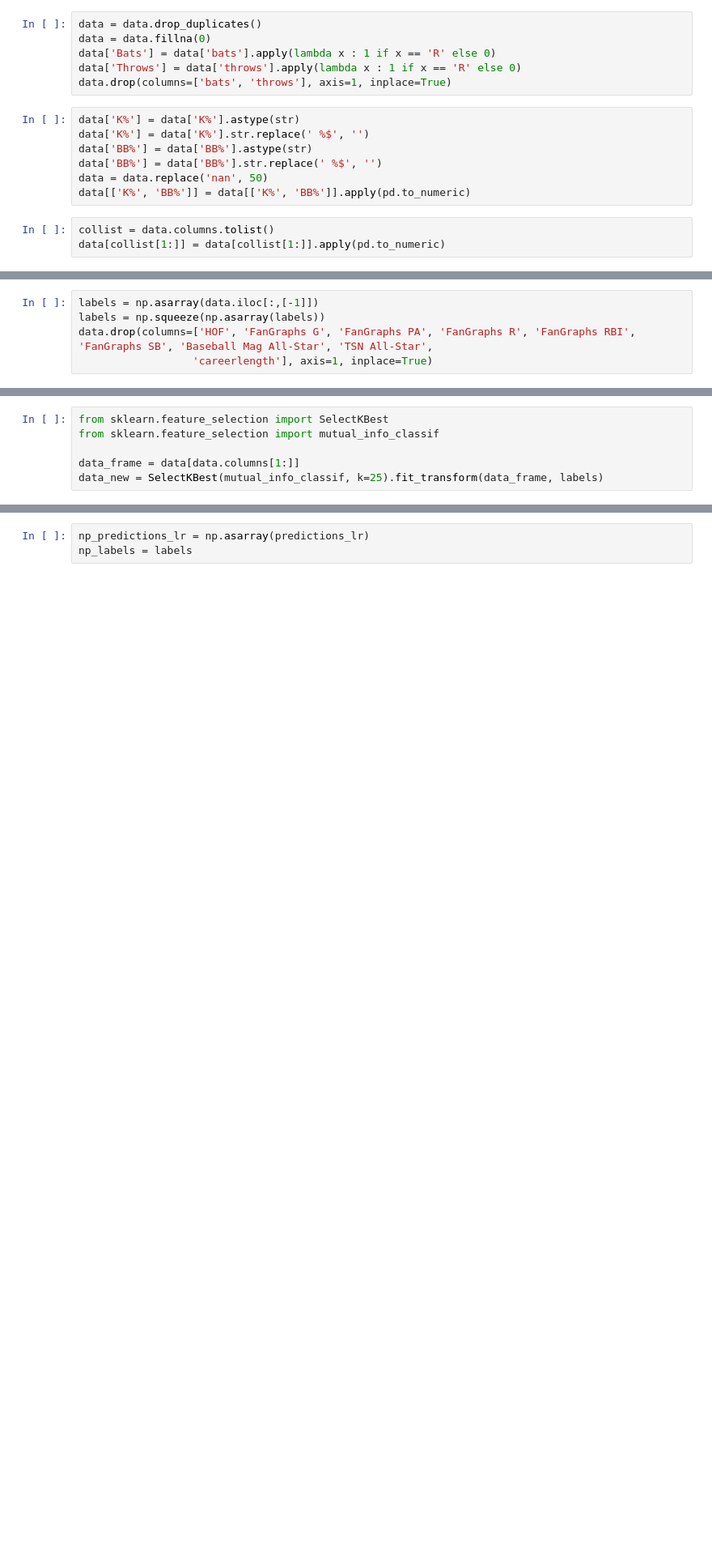
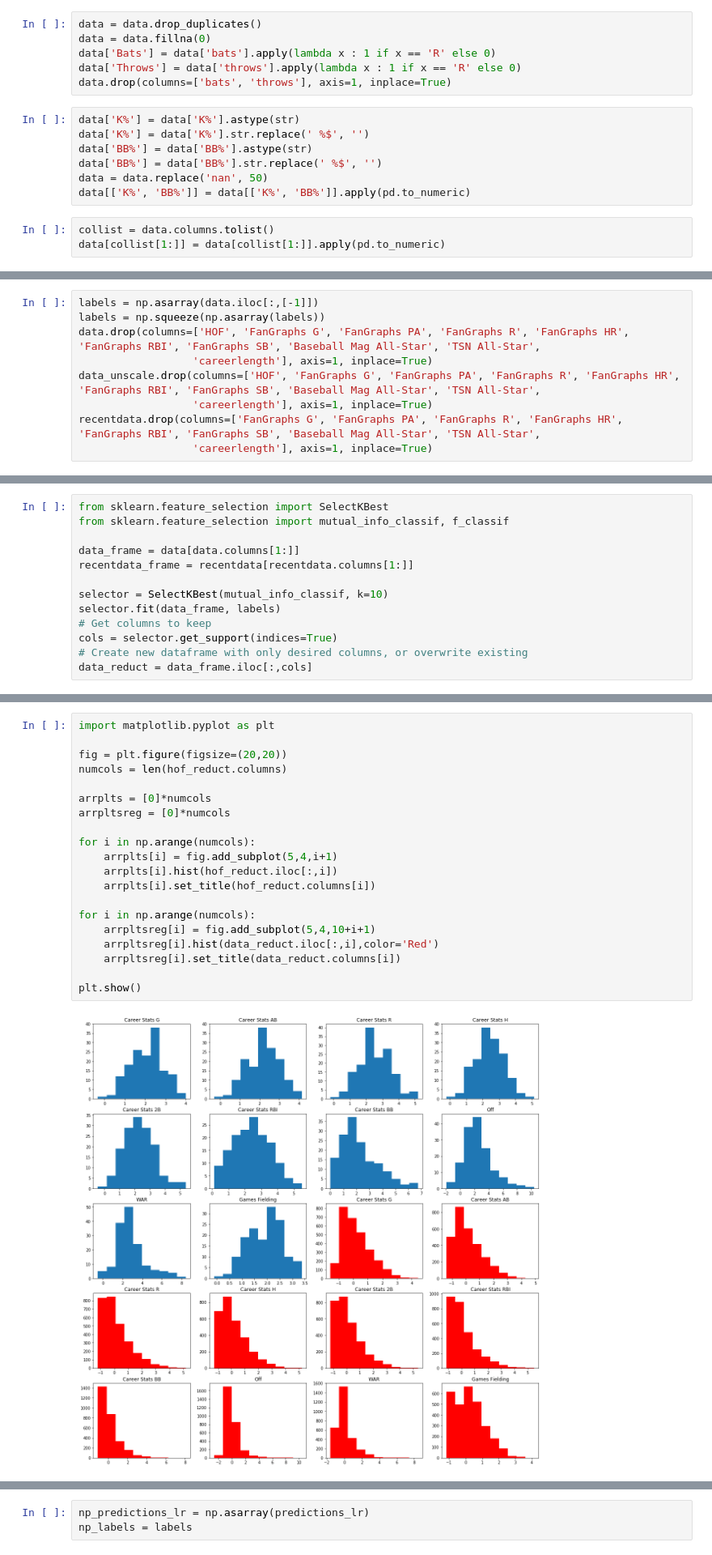
Before and after one commit to simonbe-unc/recursive-bambino, a Jupyter notebook: Baseball Project.ipynb, the cells around one changed output, grey strips where cells are left out. Shown at 81% size. Saved outputs shown, nothing was run; the diff lists cells and outputs as text; blank space fills up the shorter version.

```diff
--- a/Baseball Project.ipynb
+++ b/Baseball Project.ipynb
@@ -258,5 +255,9 @@ data = data[data['Career Stats H'] >= 500]
 # %%
 labels = np.asarray(data.iloc[:,[-1]])
 labels = np.squeeze(np.asarray(labels))
-data.drop(columns=['HOF', 'FanGraphs G', 'FanGraphs PA', 'FanGraphs R', 'FanGraphs RBI', 'FanGraphs SB', 'Baseball Mag All-Star', 'TSN All-Star',
+data.drop(columns=['HOF', 'FanGraphs G', 'FanGraphs PA', 'FanGraphs R', 'FanGraphs HR', 'FanGraphs RBI', 'FanGraphs SB', 'Baseball Mag All-Star', 'TSN All-Star',
                   'careerlength'], axis=1, inplace=True)
+data_unscale.drop(columns=['HOF', 'FanGraphs G', 'FanGraphs PA', 'FanGraphs R', 'FanGraphs HR', 'FanGraphs RBI', 'FanGraphs SB', 'Baseball Mag All-Star', 'TSN All-Star',
+                  'careerlength'], axis=1, inplace=True)
+recentdata.drop(columns=['FanGraphs G', 'FanGraphs PA', 'FanGraphs R', 'FanGraphs HR', 'FanGraphs RBI', 'FanGraphs SB', 'Baseball Mag All-Star', 'TSN All-Star',
+                  'careerlength'], axis=1, inplace=True)
@@ -266,7 +271,14 @@ data.drop(columns=['HOF', 'FanGraphs G', 'FanGraphs PA', 'FanGraphs R', 'FanGrap
 #TODO: make sure that we have the correct thresholds for stats we want
 # %%
 from sklearn.feature_selection import SelectKBest
-from sklearn.feature_selection import mutual_info_classif
+from sklearn.feature_selection import mutual_info_classif, f_classif
 
 data_frame = data[data.columns[1:]]
-data_new = SelectKBest(mutual_info_classif, k=25).fit_transform(data_frame, labels)
+recentdata_frame = recentdata[recentdata.columns[1:]]
+
+selector = SelectKBest(mutual_info_classif, k=10)
+selector.fit(data_frame, labels)
+# Get columns to keep
+cols = selector.get_support(indices=True)
+# Create new dataframe with only desired columns, or overwrite existing
+data_reduct = data_frame.iloc[:,cols]
@@ -426,3 +295,25 @@ plt.show()
+# %%
+import matplotlib.pyplot as plt
+
+fig = plt.figure(figsize=(20,20))
+numcols = len(hof_reduct.columns)
+
+arrplts = [0]*numcols
+arrpltsreg = [0]*numcols
+
+for i in np.arange(numcols):
+    arrplts[i] = fig.add_subplot(5,4,i+1)
+    arrplts[i].hist(hof_reduct.iloc[:,i])
+    arrplts[i].set_title(hof_reduct.columns[i])
+
+for i in np.arange(numcols):
+    arrpltsreg[i] = fig.add_subplot(5,4,10+i+1)
+    arrpltsreg[i].hist(data_reduct.iloc[:,i],color='Red')
+    arrpltsreg[i].set_title(data_reduct.columns[i])
+
+plt.show()
+# %% [output]
+[figure, added]
 # %%
 # Initialize the figure and add subplots
 fig = plt.figure(figsize=(14, 7))
```
Also changed, not shown: parts of 59 cells of this notebook.
